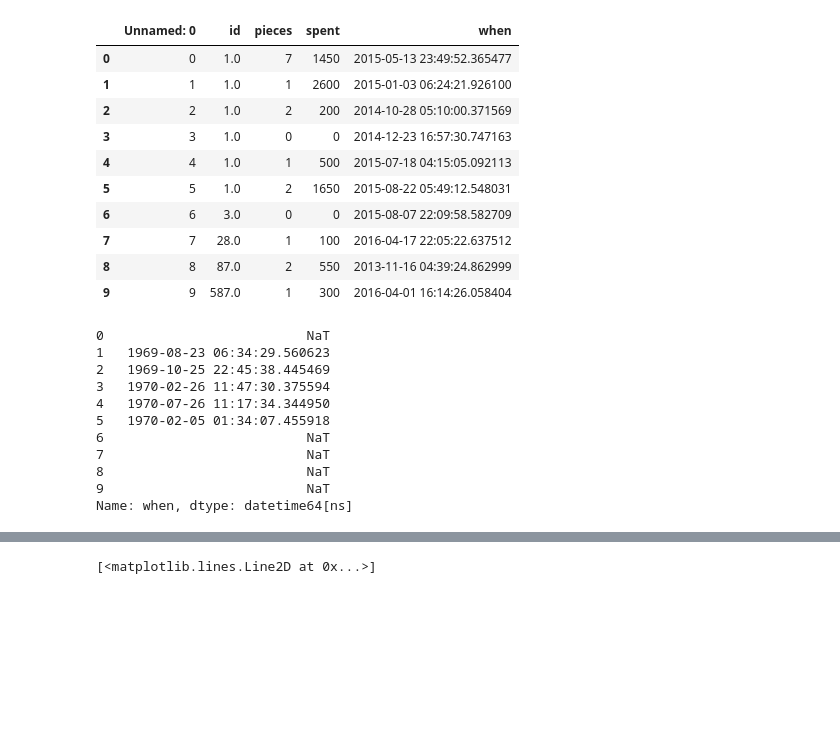
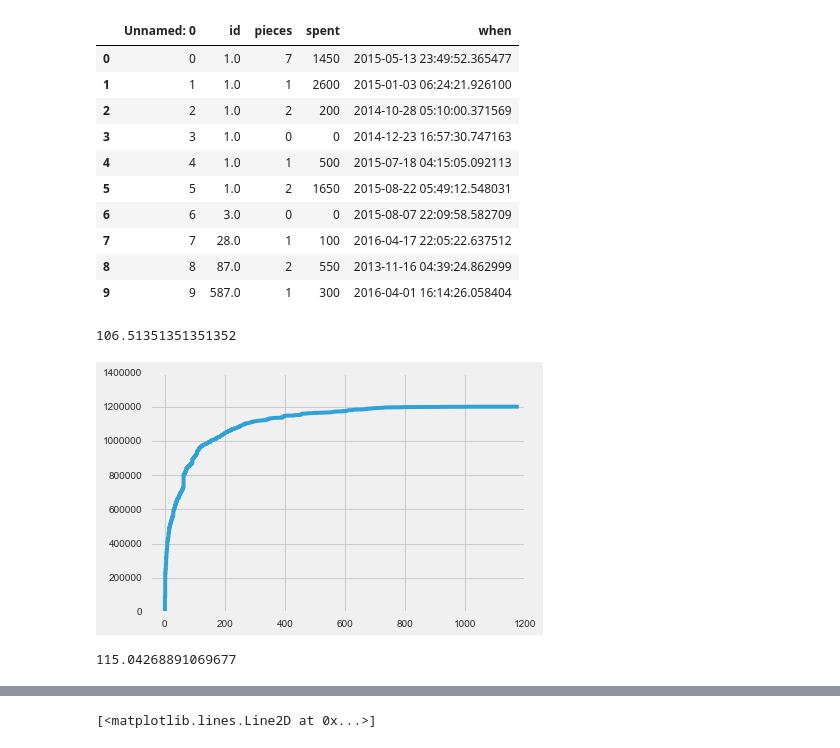
Before and after one commit to pauloarantes/art-project, a Jupyter notebook: clean_code_models.ipynb, the cells around one changed output, grey strips where cells are left out. Cells and saved outputs as stored; diff of their text form; code cells hidden in the pictures; blank space fills up the shorter version.

Commit message:
commiting new organization structure of files and purchase cycles

```diff
--- a/clean_code_models.ipynb
+++ b/clean_code_models.ipynb
@@ -809,18 +809,3 @@ pc.head(10)
 | 7 | 7 | 28.0 | 1 | 100 | 2016-04-17 22:05:22.637512 |
 | 8 | 8 | 87.0 | 2 | 550 | 2013-11-16 04:39:24.862999 |
 | 9 | 9 | 587.0 | 1 | 300 | 2016-04-01 16:14:26.058404 |
-# %%
-sample = pc.head(10)
-sample.groupby('id')['when'].transform(lambda x: pd.to_timedelta(x.diff()))
-# %% [output]
-0                          NaT
-1   1969-08-23 06:34:29.560623
-2   1969-10-25 22:45:38.445469
-3   1970-02-26 11:47:30.375594
-4   1970-07-26 11:17:34.344950
-5   1970-02-05 01:34:07.455918
-6                          NaT
-7                          NaT
-8                          NaT
-9                          NaT
-Name: when, dtype: datetime64[ns]
@@ -827,3 +817,7 @@ Name: when, dtype: datetime64[ns]
+# %%
+pc.diffs.mean()
+# %% [output]
+106.51351351351352
 # %%
 #Compute difference between signup and purchase dates.
 #Extract the number days (don't carea bout precise millisecond)
@@ -836,32 +830,52 @@ df = pd.read_csv('dataset.csv', usecols=range(1,17))
 df['acc_created_at'] = pd.to_datetime(df['created_at'])
 df.drop('created_at', axis=1, inplace=True)
 df.last_session = pd.to_datetime(df['last_session'])
 df.last_favorited_artwork_date = pd.to_datetime(df['last_favorited_artwork_date'])
 df.last_followed_artist_date = pd.to_datetime(df['last_followed_artist_date'])
 
 # Creating function to extract only the days (int) from TimeDelta objects
 def extract_days(x):
     try:
         return x.days
     except:
         return 0
 
+def negative_to_zero(x):
+    if x < 0:
+        return 0
+    else:
+        return x
+
 df = df.set_index('id')
 
 # Loading data
 purch = pd.read_csv('purchases.csv', usecols=range(1,5))
 
 purch = purch.set_index('user_id')
 
 # Dropping purchases from anonymous non-registered users
 purch.dropna(inplace=True)
 
 pc = df.join(purch)
 
 pc.created_at = pd.to_datetime(pc['created_at'])
 
 # New feature: Extracting the difference between last session and today
 pc['diff_acc_to_purchase'] = pc.created_at - pc.acc_created_at
 pc['diff_acc_to_purchase'] = pc.diff_acc_to_purchase.apply(lambda x: extract_days(x))
+pc['diff_acc_to_purchase'] = pc.diff_acc_to_purchase.apply(lambda x: negative_to_zero(x))
+
+pc = pc[pc.diff_acc_to_purchase != 0]
+
+
+pc = pc.sort_values('diff_acc_to_purchase')
+
+with plt.style.context('fivethirtyeight'):
+    plt.plot(pc.diff_acc_to_purchase, np.cumsum(pc.total_spent))
+    plt.xlim(-50)
+# %% [output]
+[figure, added]
 # %%
-pc = pc[pc.diff_acc_to_purchase != 0]
+pc.diff_acc_to_purchase.mean()
+# %% [output]
+115.04268891069677
```
Also changed, not shown: parts of 13 cells of this notebook, 7 other files.
